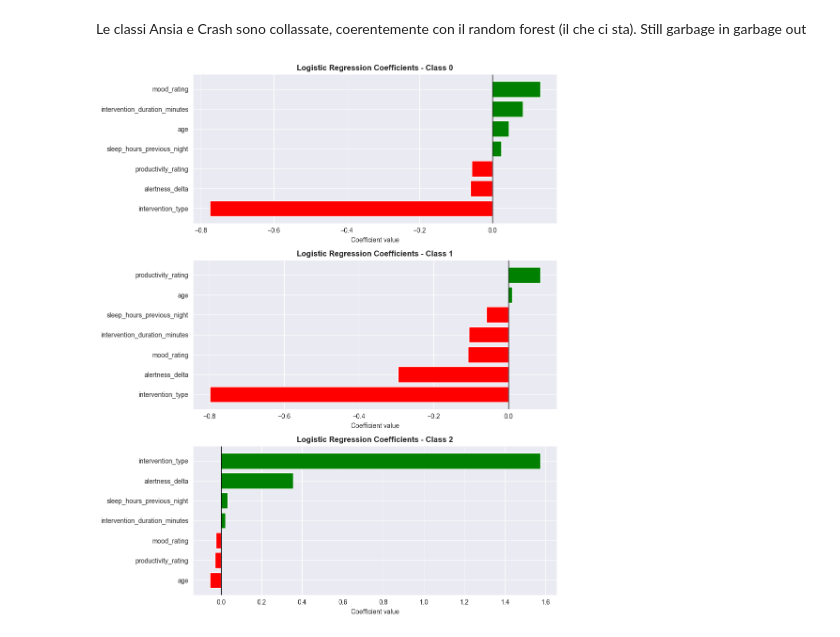
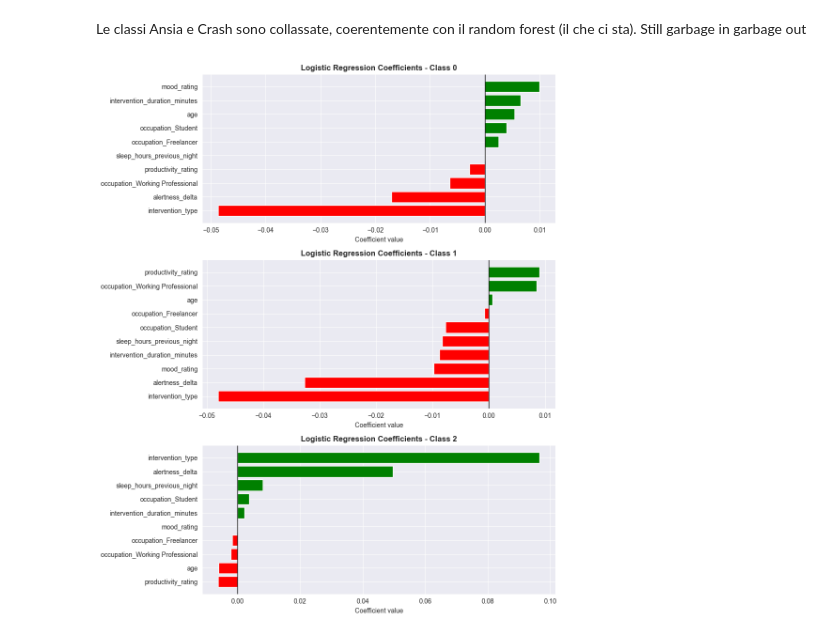
Before and after one commit to Grimino27/PDAI_Project, a Jupyter notebook: scripts/LogisticRegressor.ipynb, the cells around one changed output. Saved outputs shown, nothing was run; the diff lists cells and outputs as text; code cells hidden in the pictures.

```diff
--- a/scripts/LogisticRegressor.ipynb
+++ b/scripts/LogisticRegressor.ipynb
@@ -27,11 +12,11 @@ from commons import prepare_train_test
 # %%
 df = pd.read_csv('../df_encoded.csv')
-# Identifico le colonne numeriche da lasciare, eliminando l'occupation type e l'identity
-df = df.drop(['occupation_Student', 'occupation_Working Professional', 'occupation_Freelancer', "participant_id"], axis=1)
+# Identifico le colonne numeriche da lasciare, eliminando ll'identity
+df = df.drop([ "participant_id"], axis=1)
 
 print(df.shape)
 X = df.drop("side_effects", axis=1)
 y = df['side_effects']
 
-X_train, y_train, X_test, y_test = prepare_train_test(X,y)
+scaler, X_train, y_train, X_test, y_test = prepare_train_test(X,y)
 # %% [output]
@@ -225,44 +157,12 @@ weighted avg       0.63      0.63      0.63        59
 # %% [markdown]
 Le classi Ansia e Crash sono collassate, coerentemente con il random forest (il che ci sta). Still garbage in garbage out
 # %%
-import pandas as pd
-import matplotlib.pyplot as plt
-
-# prendo il modello migliore dal GridSearch
 best_model = grid.best_estimator_
-
-# estraggo il nome delle features
+X_train_raw = pd.DataFrame(scaler.inverse_transform(X_train), columns=X.columns)
 feature_names = X_train_raw.columns
-
-# e coefficienti del modello
 coefs = best_model.coef_
-
-# e le labels
 classes = best_model.classes_
 
-# =========================
-# PLOT POS/NEG PER CLASSE
-# =========================
-
-fig, axes = plt.subplots(len(classes), 1, figsize=(10, 4 * len(classes)))
-
-if len(classes) == 1:
-    axes = [axes]
-
-for i, cls in enumerate(classes):
-    coef_df = pd.DataFrame({
-        "feature": feature_names,
-        "coef": coefs[i]
-    }).sort_values("coef")
-
-    colors = coef_df["coef"].apply(lambda x: "green" if x > 0 else "red")
-
-    axes[i].barh(coef_df["feature"], coef_df["coef"], color=colors)
-    axes[i].axvline(0, color="black", linewidth=1)
-    axes[i].set_title(f"Logistic Regression Coefficients - Class {cls}", fontweight="bold")
-    axes[i].set_xlabel("Coefficient value")
-
-plt.tight_layout()
-plt.show()
+plot_logistic_coefficients(coefs, feature_names, classes, figsize_per_class=4)
 # %% [output]
-[figure, old version]
+[figure, new version]
```
Also changed, not shown: parts of 6 cells of this notebook, 2 other files.
